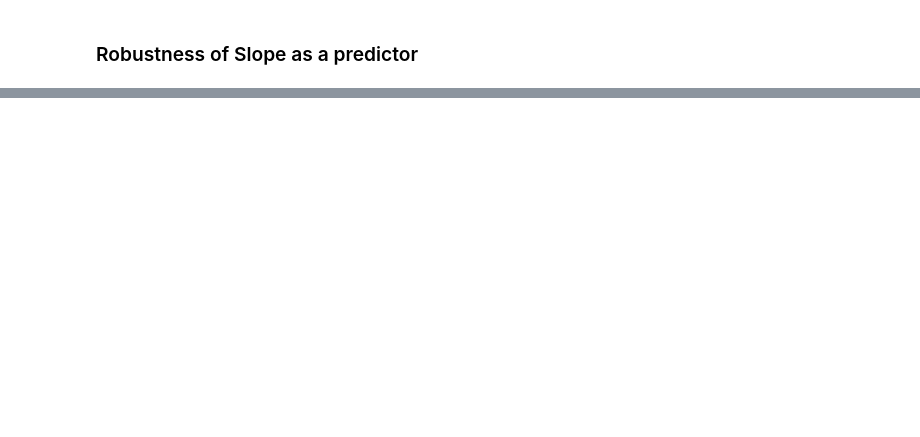
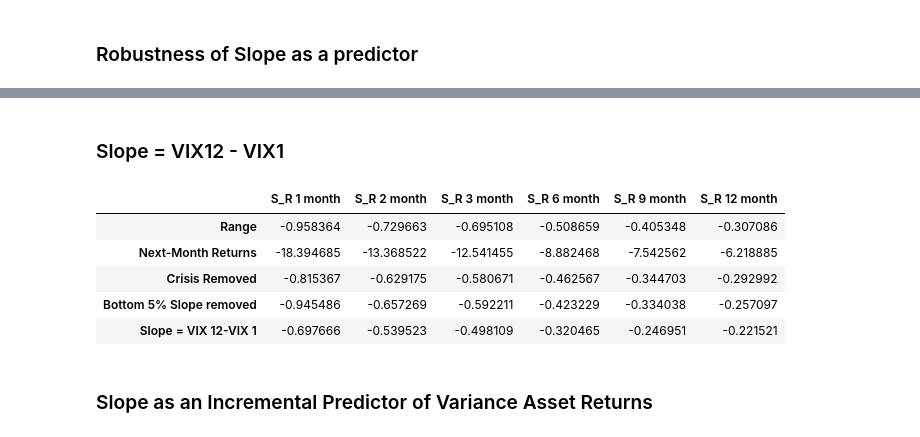
Before and after one commit to cannicj/AQF, a Jupyter notebook: All Statistical Tests.ipynb, the cells around one changed output, grey strips where cells are left out. Saved outputs shown, nothing was run; the diff lists cells and outputs as text; code cells hidden in the pictures; blank space fills up the shorter version.

```diff
--- a/All Statistical Tests.ipynb
+++ b/All Statistical Tests.ipynb
@@ -519,0 +647,34 @@ m_VS_Q_Ret
+# %%
+ES_S = XS_STRADDLE[1:].reset_index(drop=True)
+ES_S['Slope'] = scaled_S['Slope']
+ES_S['Slope_Quantile'] = pd.qcut(scaled_S['Slope'], q=5, labels=False)
+ES_S = ES_S[ES_S['Slope'] > ES_S['Slope'].quantile(0.05)]
+ES_S = ES_S.drop('Slope',axis=1)
+BFIVE_S_Q_Ret = ES_S.sort_values(by='Slope_Quantile').groupby('Slope_Quantile').mean(numeric_only=True)*100
+range_row = pd.DataFrame(BFIVE_S_Q_Ret.min() - BFIVE_S_Q_Ret.max()).T
+range_row.index = ['Bottom 5% Slope removed']
+BFIVE_S_Q_Ret = pd.concat([BFIVE_S_Q_Ret, range_row])
+# %%
+S_Robustness = pd.concat([S_Robustness, BFIVE_S_Q_Ret.iloc[5:,:]])
+# %% [markdown]
+### Slope = VIX12 - VIX1
+# %%
+NM_ES_S = XS_STRADDLE[1:].reset_index(drop=True)
+NM_ES_S['Slope_Quantile'] = pd.qcut((STRADDLE_MERGED['12 month'] - STRADDLE_MERGED['1 month']), q=5, labels=False).reset_index(drop=True)
+NM_S_Q_Ret = NM_ES_S.sort_values(by='Slope_Quantile').groupby('Slope_Quantile').mean(numeric_only=True)*100
+range_row = pd.DataFrame(NM_S_Q_Ret.min() - NM_S_Q_Ret.max()).T
+range_row.index = ['Slope = VIX 12-VIX 1']
+NM_S_Q_Ret = pd.concat([NM_S_Q_Ret, range_row])
+# %%
+S_Robustness = pd.concat([S_Robustness, NM_S_Q_Ret.iloc[5:,:]])
+# %%
+S_Robustness
+# %% [output]
+|  | S_R 1 month | S_R 2 month | S_R 3 month | S_R 6 month | S_R 9 month | S_R 12 month |
+| Range | -0.958364 | -0.729663 | -0.695108 | -0.508659 | -0.405348 | -0.307086 |
+| Next-Month Returns | -18.394685 | -13.368522 | -12.541455 | -8.882468 | -7.542562 | -6.218885 |
+| Crisis Removed | -0.815367 | -0.629175 | -0.580671 | -0.462567 | -0.344703 | -0.292992 |
+| Bottom 5% Slope removed | -0.945486 | -0.657269 | -0.592211 | -0.423229 | -0.334038 | -0.257097 |
+| Slope = VIX 12-VIX 1 | -0.697666 | -0.539523 | -0.498109 | -0.320465 | -0.246951 | -0.221521 |
+# %% [markdown]
+### Slope as an Incremental Predictor of Variance Asset Returns
```
Also changed, not shown: parts of 57 cells of this notebook.
